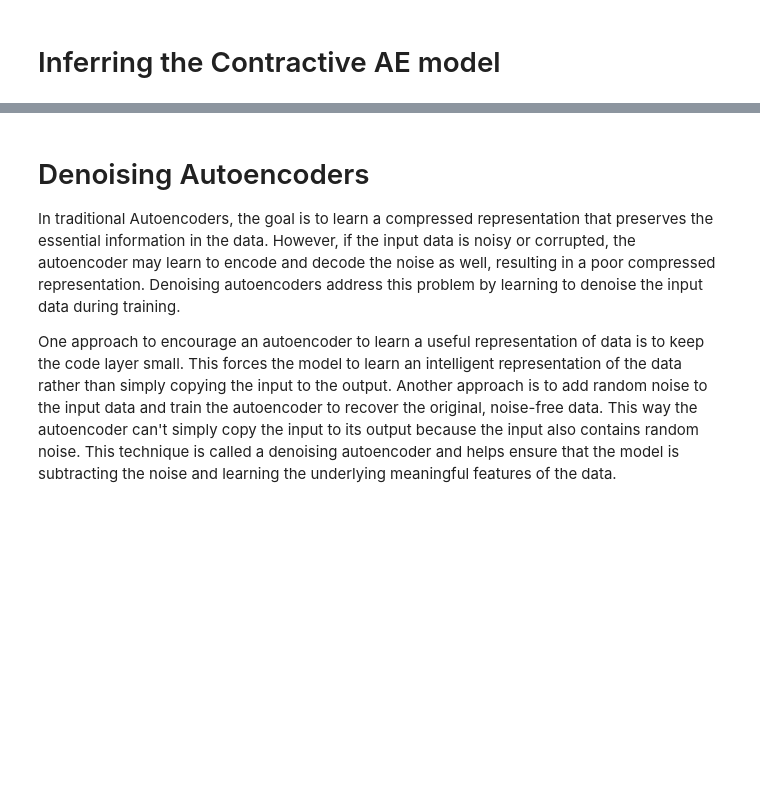
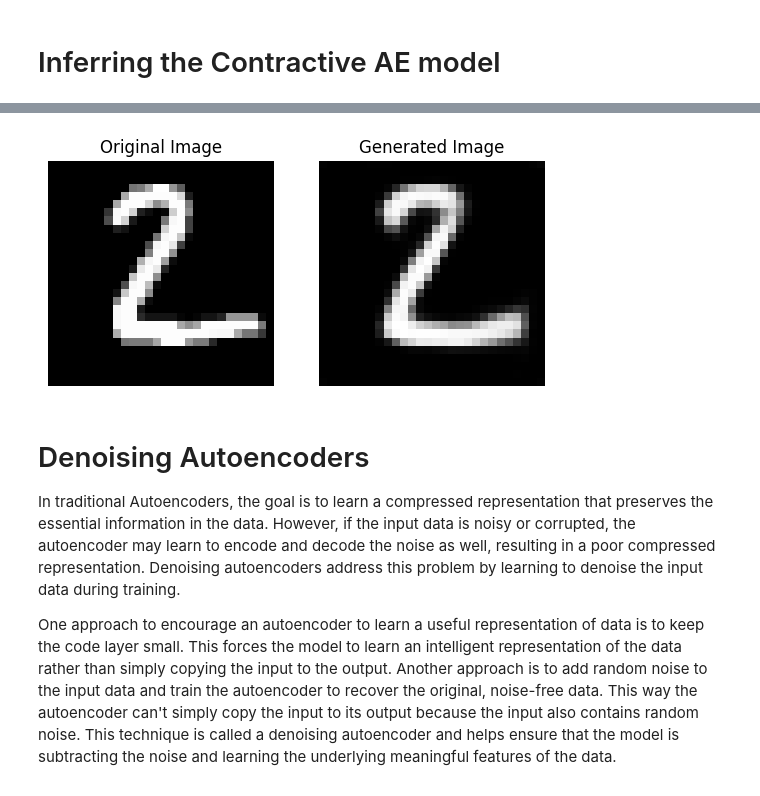
Before and after one commit to evortigosa/AI_devs, a Jupyter notebook: autoencoders.ipynb, the cells around one changed output, grey strips where cells are left out. Cells and saved outputs as stored; diff of their text form; code cells hidden in the pictures; blank space fills up the shorter version.

```diff
--- a/autoencoders.ipynb
+++ b/autoencoders.ipynb
@@ -506,3 +520,7 @@ contractive_sample(model=ae_model, data=Xte, img_index=0)
+# %%
+contractive_sample(model=ae_model, data=Xte, img_index=1)
+# %% [output]
+[figure, added]
 # %% [markdown]
 # Denoising Autoencoders
 
```
Also changed, not shown: parts of 13 cells of this notebook.
